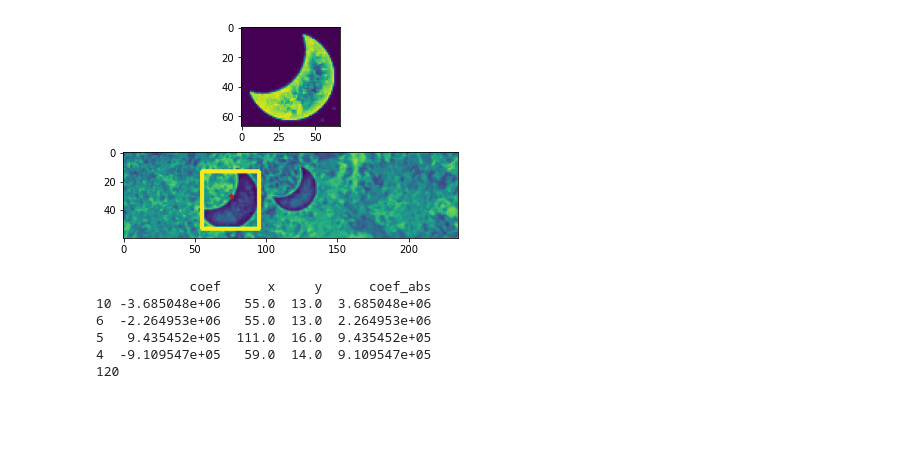
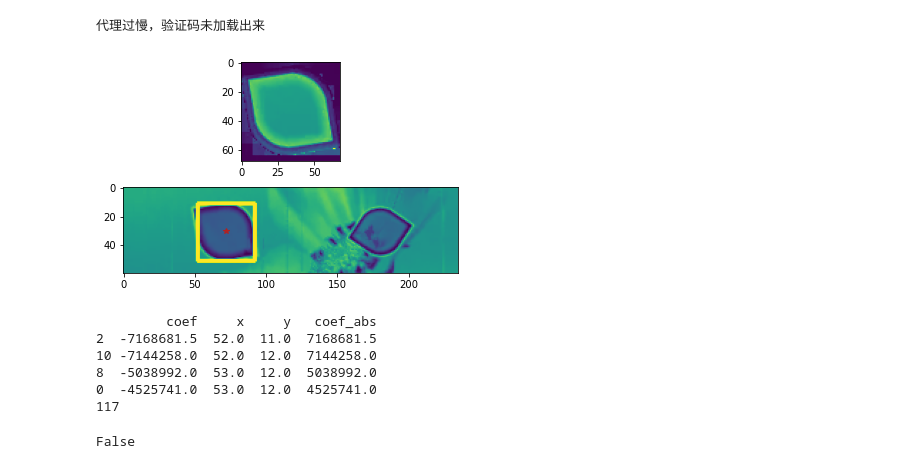
Before and after one commit to Flat-Chen/Unicdata_Chen, a Jupyter notebook: study/che300_2020-12-23.ipynb, the cells around one changed output. Drawn from its saved outputs; the diff is of its cells as text; code cells hidden in the pictures; blank space fills up the shorter version.

```diff
--- a/study/che300_2020-12-23.ipynb
+++ b/study/che300_2020-12-23.ipynb
@@ -258,7 +257,7 @@ def move(driver,list_moni):
     # mouse_action.move_by_offset(list_moni[-1][0],list_moni[-1][1])
     mouse_action.release().perform()
 # %%
-forbidden_url = 'https://www.che300.com/forbidden/partner_index?pd=87a38998227cbbc23dcad51cd7f76ab2&r_u=%2Fpartner%2Fresult.php%3Fprov%3D22%26city%3D22%26brand%3D30%26series%3D386%26model%3D21359%26registerDate%3D2014-1%26mileAge%3D13.17%26intention%3D0%26partnerId%3Ddouyin%26unit%3D1%26sn%3D93a15125acc736ab66bb791a1e37ae1a%26sld%3Dcd%2F'
+forbidden_url = 'https://www.che300.com/partner/result.php?prov=3&city=3&brand=35&series=421&model=22790&registerDate=2012-1&mileAge=18.5&intention=0&partnerId=cheniu&unit=1&sn=c82de048d432f2cc697331413c425d18&sld=sh'
 url = 'https://www.che300.com/partner/result.php?prov=9&city=9&brand=9&series=2233&model=22414&registerDate=2017-1&mileAge=8&intention=0&partnerId=ynhcj&unit=1&sn=624e150569cc97df95e6c2de9fcee043&sld=cc'
 for i in range(1):
     try:
@@ -300,10 +299,4 @@ for i in range(1):
         #     pass
         continue
 # %% [output]
-[figure, removed]
-            coef      x     y      coef_abs
-10 -3.685048e+06   55.0  13.0  3.685048e+06
-6  -2.264953e+06   55.0  13.0  2.264953e+06
-5   9.435452e+05  111.0  16.0  9.435452e+05
-4  -9.109547e+05   59.0  14.0  9.109547e+05
-120
+代理过慢，验证码未加载出来
@@ -309,0 +308,10 @@ for i in range(1):
+# %%
+removing = run()
+# %% [output]
+[figure, added]
+         coef     x     y   coef_abs
+2  -7168681.5  52.0  11.0  7168681.5
+10 -7144258.0  52.0  12.0  7144258.0
+8  -5038992.0  53.0  12.0  5038992.0
+0  -4525741.0  53.0  12.0  4525741.0
+117
@@ -309,0 +324,4 @@ for i in range(1):
+# %%
+'id="dx_captcha_clickword_hits_2"' in driver.page_source
+# %% [output]
+False
```
Also changed, not shown: parts of 5 cells of this notebook, 2 other files.
